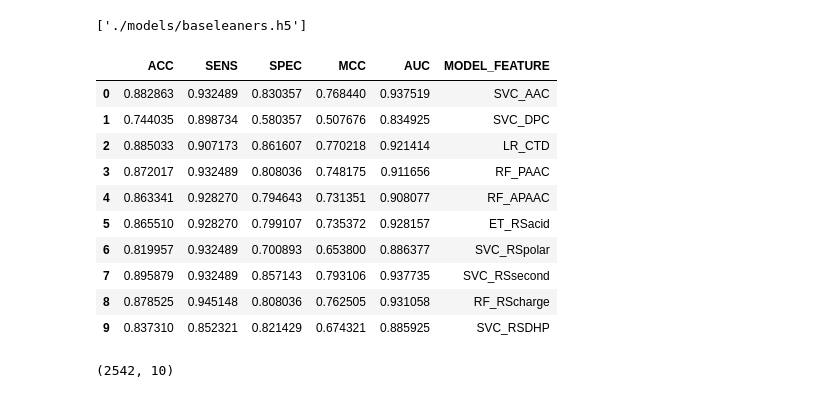
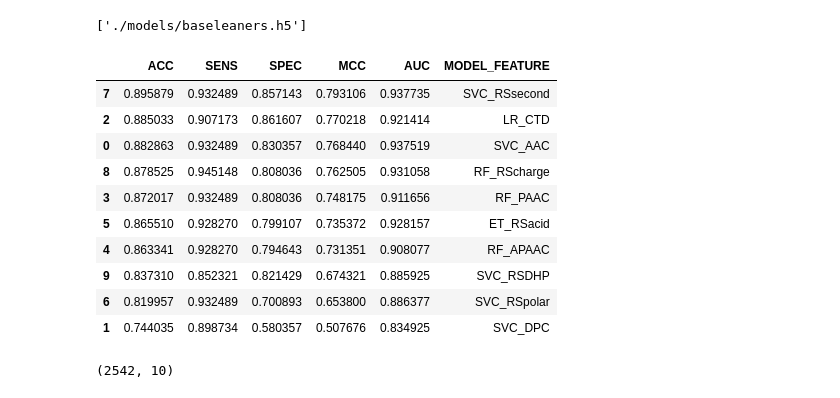
Before and after one commit to Sathu99/Predicting-druggable-proteins, a Jupyter notebook: params_tunning.ipynb, the cells around one changed output. Cells and saved outputs as stored; diff of their text form; code cells hidden in the pictures.

```diff
--- a/params_tunning.ipynb
+++ b/params_tunning.ipynb
@@ -378,19 +523,19 @@ joblib.dump(base_leaners, './models/baseleaners.h5')
 ['./models/baseleaners.h5']
 # %%
 df_test_score = pd.DataFrame(test_scores, columns=["ACC", "SENS", "SPEC", "MCC", "AUC", "MODEL_FEATURE"])
-df_test_score
+df_test_score.sort_values(["MCC"], ascending=False)
 # %% [output]
 |  | ACC | SENS | SPEC | MCC | AUC | MODEL_FEATURE |
+| 7 | 0.895879 | 0.932489 | 0.857143 | 0.793106 | 0.937735 | SVC_RSsecond |
+| 2 | 0.885033 | 0.907173 | 0.861607 | 0.770218 | 0.921414 | LR_CTD |
 | 0 | 0.882863 | 0.932489 | 0.830357 | 0.768440 | 0.937519 | SVC_AAC |
+| 8 | 0.878525 | 0.945148 | 0.808036 | 0.762505 | 0.931058 | RF_RScharge |
+| 3 | 0.872017 | 0.932489 | 0.808036 | 0.748175 | 0.911656 | RF_PAAC |
+| 5 | 0.865510 | 0.928270 | 0.799107 | 0.735372 | 0.928157 | ET_RSacid |
+| 4 | 0.863341 | 0.928270 | 0.794643 | 0.731351 | 0.908077 | RF_APAAC |
+| 9 | 0.837310 | 0.852321 | 0.821429 | 0.674321 | 0.885925 | SVC_RSDHP |
+| 6 | 0.819957 | 0.932489 | 0.700893 | 0.653800 | 0.886377 | SVC_RSpolar |
 | 1 | 0.744035 | 0.898734 | 0.580357 | 0.507676 | 0.834925 | SVC_DPC |
-| 2 | 0.885033 | 0.907173 | 0.861607 | 0.770218 | 0.921414 | LR_CTD |
-| 3 | 0.872017 | 0.932489 | 0.808036 | 0.748175 | 0.911656 | RF_PAAC |
-| 4 | 0.863341 | 0.928270 | 0.794643 | 0.731351 | 0.908077 | RF_APAAC |
-| 5 | 0.865510 | 0.928270 | 0.799107 | 0.735372 | 0.928157 | ET_RSacid |
-| 6 | 0.819957 | 0.932489 | 0.700893 | 0.653800 | 0.886377 | SVC_RSpolar |
-| 7 | 0.895879 | 0.932489 | 0.857143 | 0.793106 | 0.937735 | SVC_RSsecond |
-| 8 | 0.878525 | 0.945148 | 0.808036 | 0.762505 | 0.931058 | RF_RScharge |
-| 9 | 0.837310 | 0.852321 | 0.821429 | 0.674321 | 0.885925 | SVC_RSDHP |
 # %%
 def get_all_predictions(X: pd.DataFrame):
     pr = []
```
Also changed, not shown: parts of 3 cells of this notebook.
